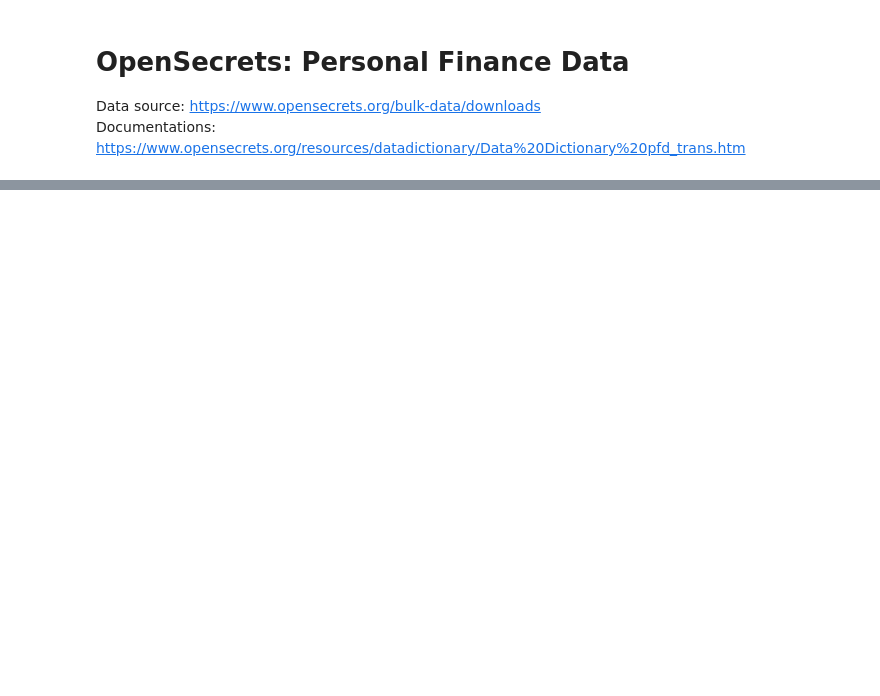
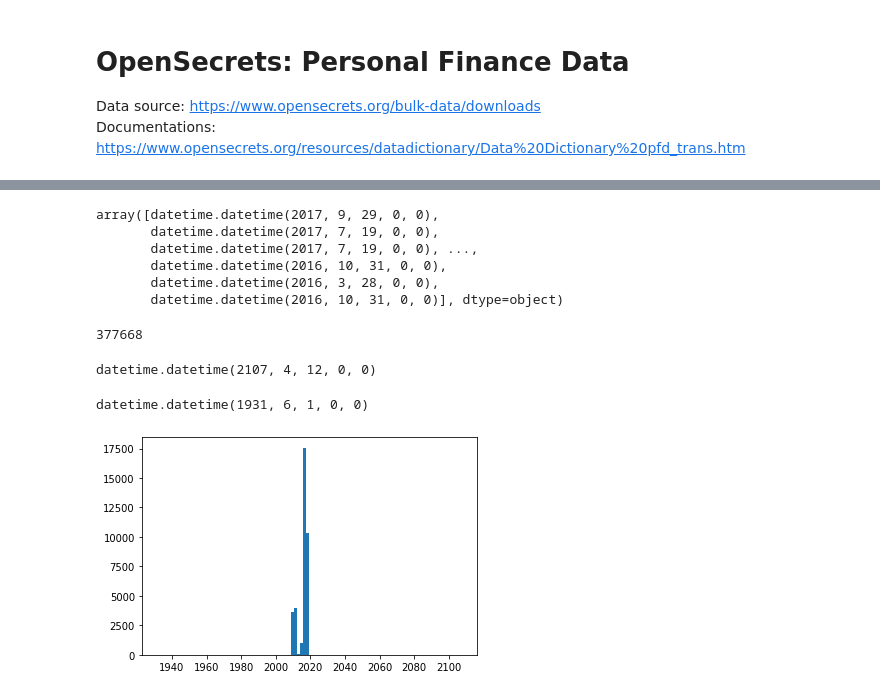
Before and after one commit to oooyiyangc/politician-voting-yc, a Jupyter notebook: src/pfd.ipynb, the cells around one changed output, grey strips where cells are left out. Drawn from its saved outputs; the diff is of its cells as text; code cells hidden in the pictures; blank space fills up the shorter version.

Commit message:
Added first stage pfd data cleaning and coverage report

```diff
--- a/src/pfd.ipynb
+++ b/src/pfd.ipynb
@@ -23,4 +18,5 @@ with open("../data/pfd/PFDtrans.txt") as f:
 # %%
-pfd = pd.read_csv("../data/pfd/PFDtrans_test.txt", encoding="latin-1")
+pfd_colnames=['ID', 'Chamber', 'CID', 'CalendarYear', 'ReportType', 'Asset4SJD', 'Asset4Transacted', 'Orgname', 'Ultorg', 'RealCode', 'Source', 'Asset4Descrip', 'Orgname2', 'Ultorg2', 'RealCode2', 'Source2', 'Asset4Purchased', 'Asset4Sold', 'Asset4Exchanged', 'Asset4Date', 'Asset4DateText', 'Asset4TransAmt', 'Asset4ExactAmt', 'CofD', 'TransNotes', 'Dupe']
+pfd = pd.read_csv("../data/pfd/PFDtrans_test.txt", encoding="latin-1", sep="\t", names=pfd_colnames, header=None)
 pfd
 # %% [output]
@@ -27,0 +36,36 @@ ParserError: Error tokenizing data. C error: Expected 26 fields in line 52371, s
+# %%
+def process_date_text(text):
+    if type(text) == float:
+        return np.nan
+    else:
+        try:
+            return datetime.strptime(text, '%m/%d/%Y')
+        except:
+            return np.nan
+v_process_date_text = np.vectorize(process_date_text)
+# %%
+datetime_lst = v_process_date_text(pfd["Asset4DateText"])
+datetime_lst
+# %% [output]
+array([datetime.datetime(2017, 9, 29, 0, 0),
+       datetime.datetime(2017, 7, 19, 0, 0),
+       datetime.datetime(2017, 7, 19, 0, 0), ...,
+       datetime.datetime(2016, 10, 31, 0, 0),
+       datetime.datetime(2016, 3, 28, 0, 0),
+       datetime.datetime(2016, 10, 31, 0, 0)], dtype=object)
+# %%
+len(datetime_lst)
+# %% [output]
+377668
+# %%
+max(datetime_lst[~pd.isnull(datetime_lst)]) # obvious data entry error
+# %% [output]
+datetime.datetime(2107, 4, 12, 0, 0)
+# %%
+min(datetime_lst[~pd.isnull(datetime_lst)])
+# %% [output]
+datetime.datetime(1931, 6, 1, 0, 0)
+# %%
+plt.hist(datetime_lst[~pd.isnull(datetime_lst)], bins=100);
+# %% [output]
+[figure, added]
```
Also changed, not shown: parts of 10 cells of this notebook, 1 other file.
